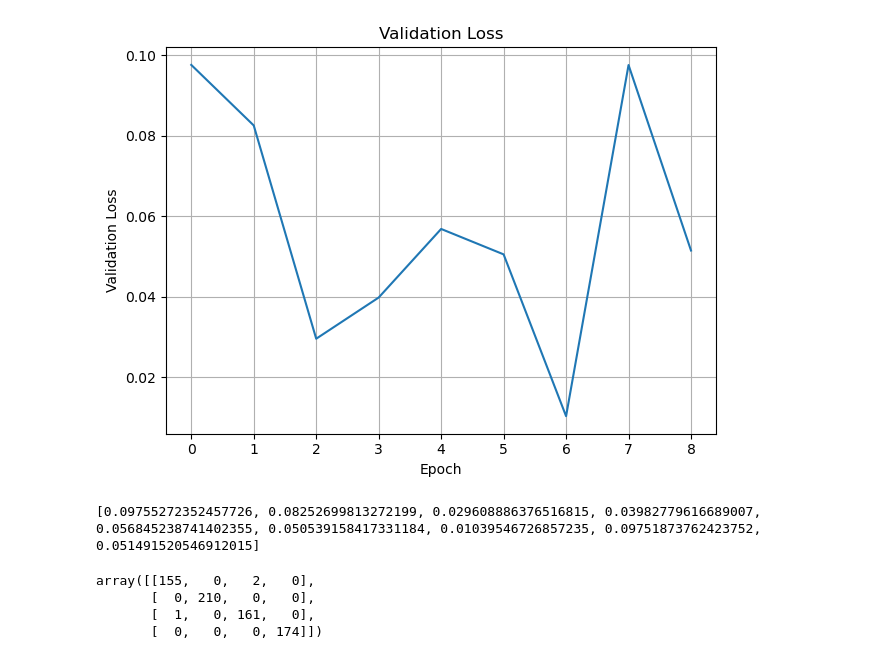
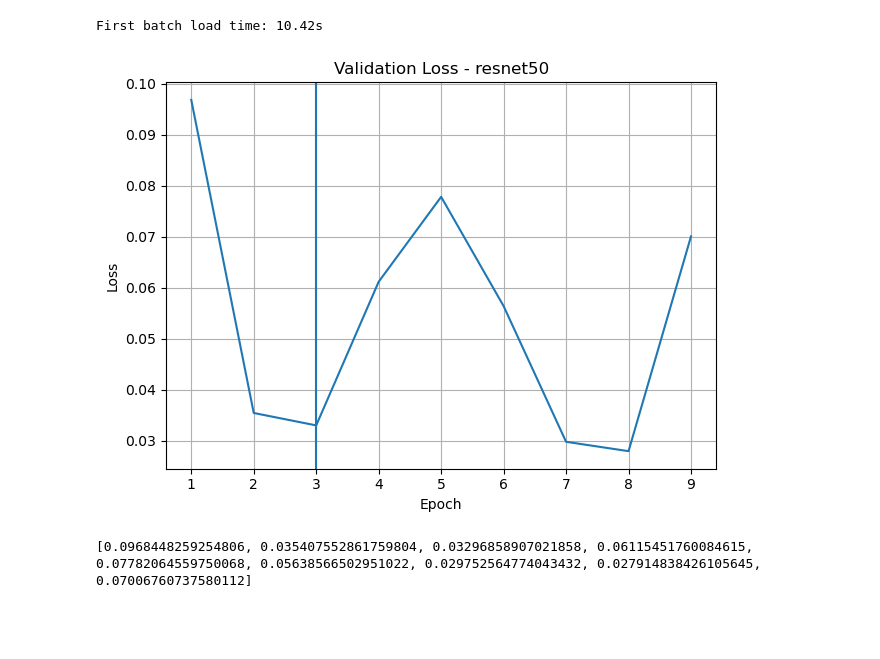
Before and after one commit to txpetrin/tumor_detection_symposium_project, a Jupyter notebook: code/model_building.ipynb, the cells around one changed output. Cells and saved outputs as stored; diff of their text form; code cells hidden in the pictures; blank space fills up the shorter version.

Commit message:
models

```diff
--- a/code/model_building.ipynb
+++ b/code/model_building.ipynb
@@ -74,5 +49,7 @@ model = model.to(device)
 # %%
 # TODO : Use gradual unfreezing approach on 3-4 models. Should be pretty straightforward to do this
+
+DEVICE      = torch.device("cuda" if torch.cuda.is_available() else "cpu")
 
 def _freeze_all(model: nn.Module):
     """Freeze every parameter in the model."""
@@ -99,7 +76,7 @@ def unfreeze_all(model: nn.Module, optimizer, new_lr: float):
         if id(param) not in already_in_optimizer:
             new_params.append(param)
 
-    model = model.to(device)
+    model = model.to(DEVICE)
 
     # Only add params that aren't already tracked
     if new_params:
@@ -201,5 +168,20 @@ scheduler = optim.lr_scheduler.ReduceLROnPlateau(optimizer, patience=3, factor=0
 # %%
 from sklearn.metrics import roc_auc_score
+
+model = resnet50(weights=ResNet50_Weights.IMAGENET1K_V2)
+_freeze_all(model)
+model.fc = nn.Linear(model.fc.in_features, 4)
+
+criterion = nn.CrossEntropyLoss()
+
+# TODO : Refresher
+optimizer = optim.Adam(
+    filter(lambda p : p.requires_grad, model.parameters()),
+    lr = LR_HEAD
+)
+
+# TODO : What is this
+scheduler = optim.lr_scheduler.ReduceLROnPlateau(optimizer, patience=3, factor=0.5)
 
 best_val_acc = 0.0
 unfrozen = False
@@ -212,7 +194,7 @@ val_aucs = []       # AUC-ROC: measures model's ability to distinguish between c
                     # Range: 0.5 (random) → 1.0 (perfect)
                     # Unlike accuracy, it's threshold-independent and handles class imbalance well
 
-for epoch in range(1, NUM_EPOCHS):
+for epoch in range(0, NUM_EPOCHS):
 
     if epoch == UNFREEZE_EPOCH and not unfrozen:
         unfreeze_all(model, optimizer, LR_FULL)
@@ -224,7 +206,10 @@ for epoch in range(1, NUM_EPOCHS):
     val_loss, val_acc, val_top_k, val_auc, val_f1, val_cm, val_probs, val_labels = evaluate(
     model, val_loader, criterion, num_classes=NUM_CLASSES
 )
-    auc = roc_auc_score(val_labels, val_probs, multi_class='ovr')  # use 'ovr' for multiclass, remove for binary
+    if(epoch == NUM_EPOCHS-1):
+        auc = roc_auc_score(val_labels, val_probs, multi_class='ovr')  # use 'ovr' for multiclass, remove for binary
+    else:
+        auc=-1
 
     # Store metrics
     train_losses.append(train_loss)
@@ -257,0 +243,4 @@ Epoch 9/10
+# %%
+res_val_acc = val_acc
+res_val_accs = val_accs
+res_val_losses = val_losses
@@ -258,31 +330,37 @@ Epoch 9/10
+# %%
+import time
+
+start = time.time()
+for imgs, labels in train_loader:
+    imgs = imgs.to(DEVICE)
+    break
+print(f"First batch load time: {time.time() - start:.2f}s")
+# %% [output]
+First batch load time: 10.42s
 # %%
 # TODO : Graph this
 import matplotlib.pyplot as plt
 
+epochs = range(1, len(val_losses) + 1)
+
 plt.figure()
-plt.plot(val_losses)
+plt.plot(epochs, res_val_losses)
+plt.axvline(x=3)  # vertical line at epoch 3
 plt.xlabel("Epoch")
-plt.ylabel("Validation Loss")
-plt.title("Validation Loss")
+plt.ylabel("Loss")
+plt.title("Validation Loss - resnet50")
 plt.grid(True)
 plt.tight_layout()
 plt.show()
 
 print(val_losses)
 # %% [output]
-[figure, old version]
+[figure, new version]
-[0.09755272352457726, 0.08252699813272199, 0.029608886376516815, 0.03982779616689007, 0.056845238741402355, 0.050539158417331184, 0.01039546726857235, 0.09751873762423752, 0.051491520546912015]
+[0.0968448259254806, 0.035407552861759804, 0.03296858907021858, 0.06115451760084615, 0.07782064559750068, 0.05638566502951022, 0.029752564774043432, 0.027914838426105645, 0.07006760737580112]
 # %%
 test_loss, test_acc, val_top_k, test_auc, test_f1, test_cm, test_probs, test_labels = evaluate(
     model, test_loader, criterion, num_classes=NUM_CLASSES
 )
-# %%
-test_cm
-# %% [output]
-array([[155,   0,   2,   0],
-       [  0, 210,   0,   0],
-       [  1,   0, 161,   0],
-       [  0,   0,   0, 174]])
 # %%
 model = resnet50(weights=ResNet50_Weights.IMAGENET1K_V2)
 _freeze_all(model)
```
Also changed, not shown: parts of 8 cells of this notebook, 4 other files.
